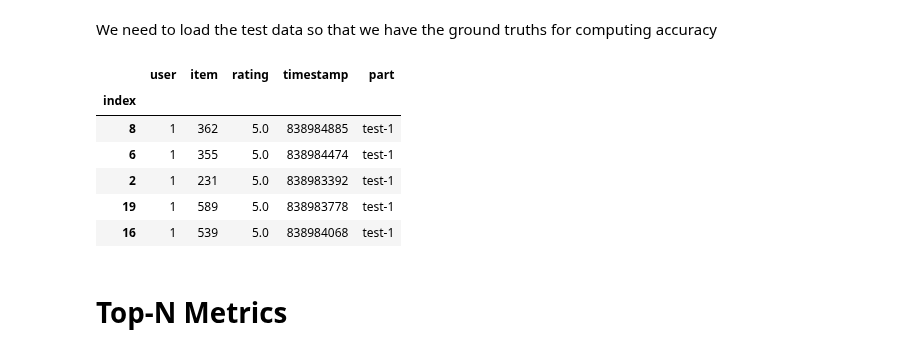
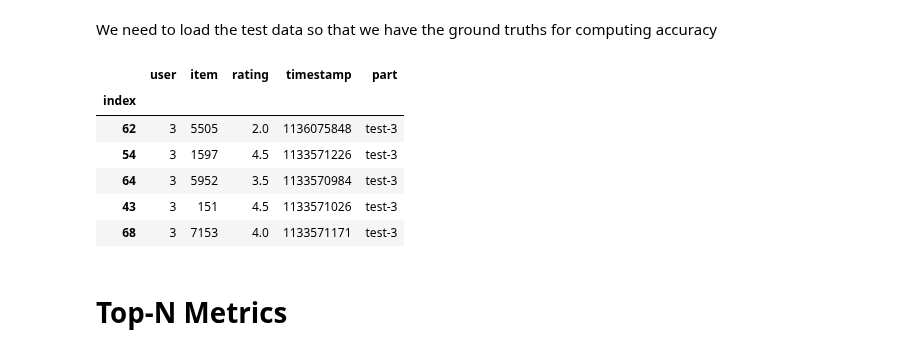
Before and after one commit to lenskit/lk-demo-experiment, a Jupyter notebook: eval-report.ml10m.ipynb, the cells around one changed output. Saved outputs shown, nothing was run; the diff lists cells and outputs as text; code cells hidden in the pictures.

```diff
--- a/eval-report.ml10m.ipynb
+++ b/eval-report.ml10m.ipynb
@@ -51,7 +51,7 @@ dirs = [fld for fld in output_root.glob(f'{dataset}-*')]
 recs = []
 for fld in dirs:
     for file in fld.glob("recs-*"):
-        rec = pd.read_csv(file, sep=',')
+        rec = pd.read_csv(file)
         rec["algorithm"] = fld.name.split("-")[1]
         recs.append(rec)
 
@@ -81,7 +81,7 @@ Categories (7, object): ['ALS', 'Bias', 'IALS', 'IIE', 'III', 'Pop', 'UUE']
 preds = []
 for fld in dirs:
     for file in fld.glob("pred-*"):
-        pred = pd.read_csv(file, sep=',')
+        pred = pd.read_csv(file)
         pred["algorithm"] = fld.name.split("-")[1]
         preds.append(pred)
 
@@ -109,19 +109,22 @@ split_root = Path("data-split")
 split_dir = split_root / dataset
 # %%
 test = []
-for file in split_dir.glob("test-*.csv.gz"):
-    test.append(pd.read_csv(file, sep=',', index_col='index').assign(part=file.stem.replace('.csv', '')))
+for file in split_dir.glob("test-*.parquet"):
+    test.append(pd.read_parquet(file,).assign(part=file.stem.replace('.parquet', '')))
 
-test = pd.concat(test)
+test = pd.concat(test).rename(columns={
+    'user_id': 'user',
+    'item_id': 'item',
+})
 test.head()
 # %% [output]
 |  | user | item | rating | timestamp | part |
 | index |  |  |  |  |  |
-| 8 | 1 | 362 | 5.0 | 838984885 | test-1 |
-| 6 | 1 | 355 | 5.0 | 838984474 | test-1 |
-| 2 | 1 | 231 | 5.0 | 838983392 | test-1 |
-| 19 | 1 | 589 | 5.0 | 838983778 | test-1 |
-| 16 | 1 | 539 | 5.0 | 838984068 | test-1 |
+| 62 | 3 | 5505 | 2.0 | 1136075848 | test-3 |
+| 54 | 3 | 1597 | 4.5 | 1133571226 | test-3 |
+| 64 | 3 | 5952 | 3.5 | 1133570984 | test-3 |
+| 43 | 3 | 151 | 4.5 | 1133571026 | test-3 |
+| 68 | 3 | 7153 | 4.0 | 1133571171 | test-3 |
 # %% [markdown]
 # Top-N Metrics
 # %% [markdown]
```
Also changed, not shown: parts of 26 cells of this notebook, 3 other files.
